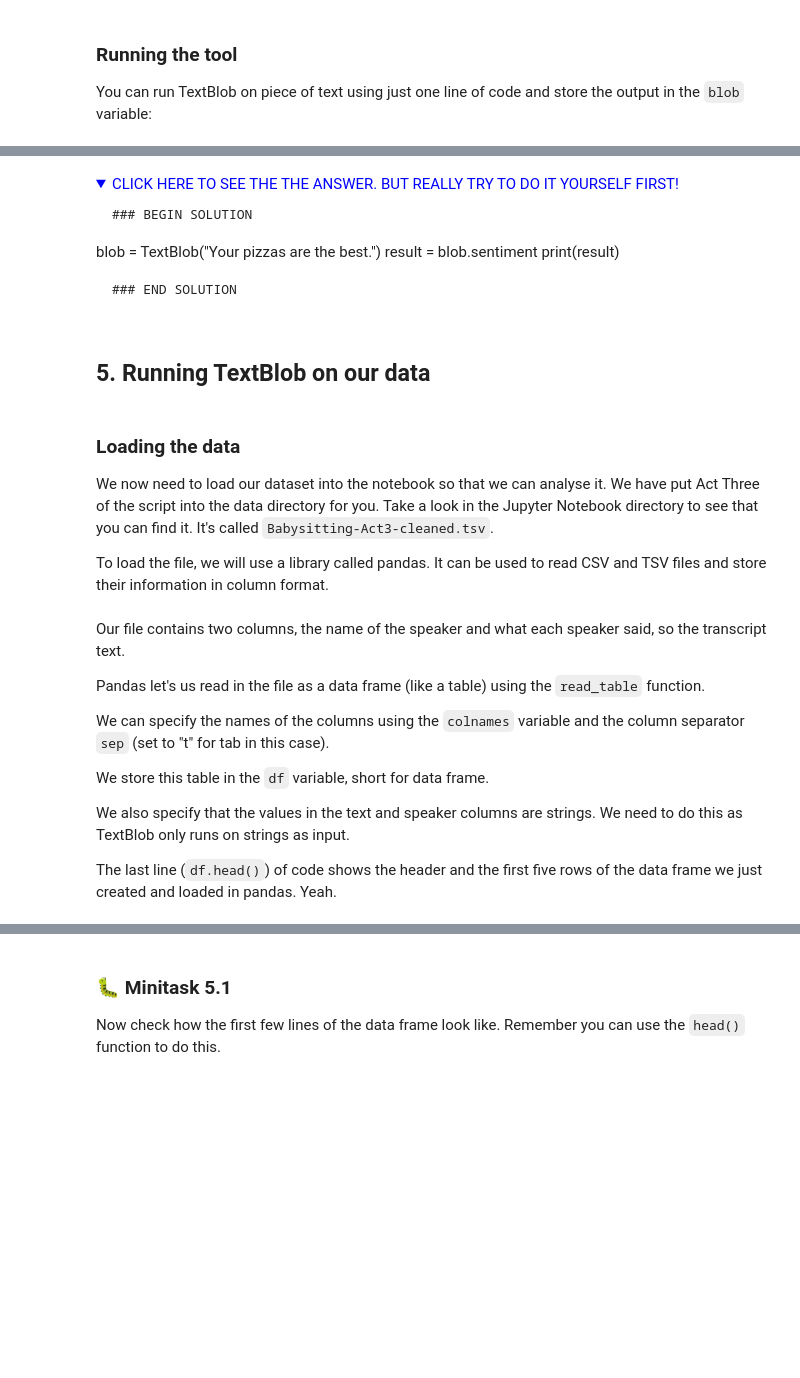
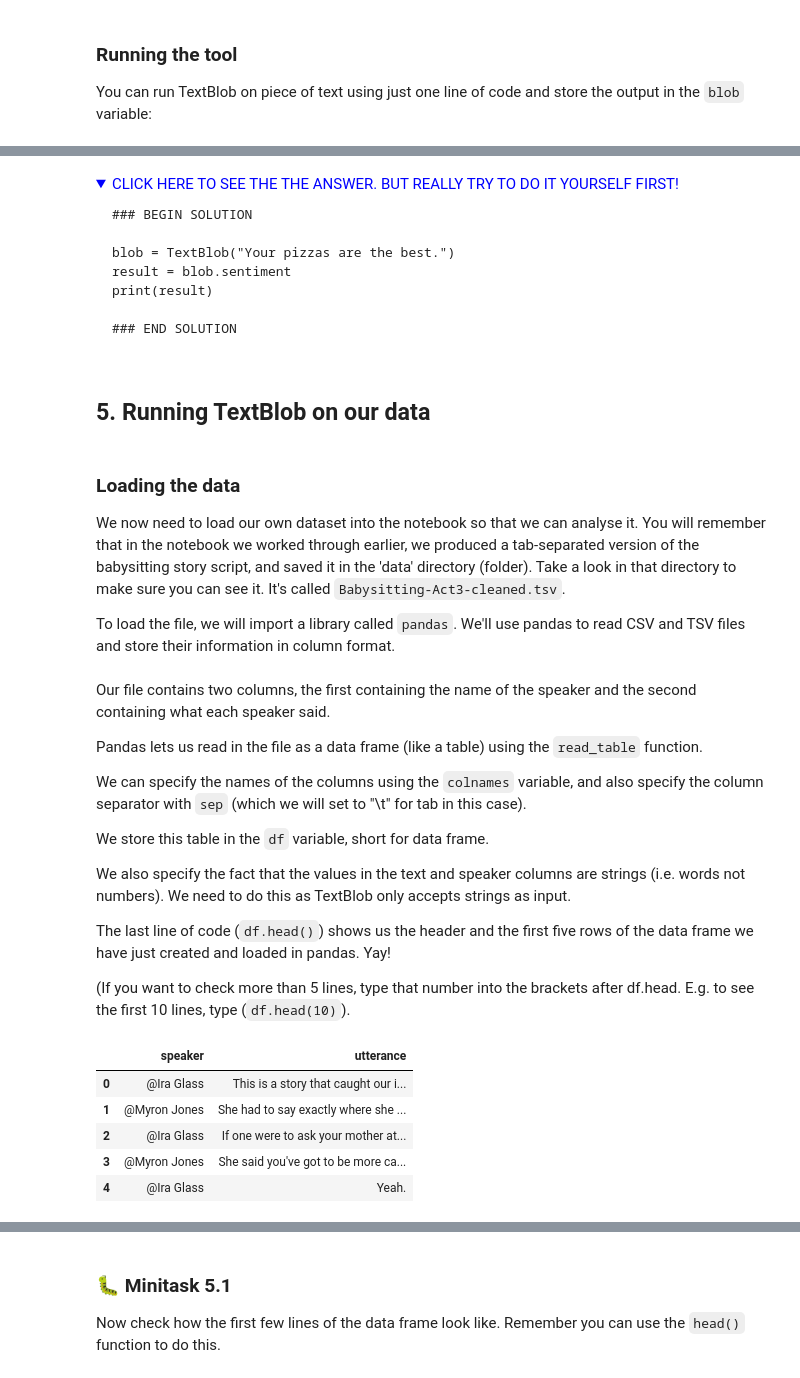
Before and after one commit to bea-alex/efi_narrative_and_computational_text_analysis, a Jupyter notebook: TEACHER/notebooks/Sentiment Analysis.ipynb, the cells around one changed output, grey strips where cells are left out. Drawn from its saved outputs; the diff is of its cells as text; code cells hidden in the pictures; folded sections open; blank space fills up the shorter version.

````diff
--- a/TEACHER/notebooks/Sentiment Analysis.ipynb
+++ b/TEACHER/notebooks/Sentiment Analysis.ipynb
@@ -88,9 +123,9 @@ Try out your own examples. Use the code from the previous code cell but replace
 
     ### BEGIN SOLUTION
 
-blob = TextBlob("Your pizzas are the best.")
-result = blob.sentiment
-print(result)
+    blob = TextBlob("Your pizzas are the best.")
+    result = blob.sentiment
+    print(result)
 
     ### END SOLUTION
 
@@ -100,28 +135,37 @@ print(result)
 # %% [markdown]
 ### Loading the data
 
-We now need to load our dataset into the notebook so that we can analyse it. We have put Act Three of the script into the data directory for you. Take a look in the Jupyter Notebook directory to see that you can find it. It's called ```Babysitting-Act3-cleaned.tsv```.
+We now need to load our own dataset into the notebook so that we can analyse it. You will remember that in the notebook we worked through earlier, we produced a tab-separated version of the babysitting story script, and saved it in the 'data' directory (folder). Take a look in that directory to make sure you can see it. It's called ```Babysitting-Act3-cleaned.tsv```.
 
-To load the file, we will use a library called pandas. It can be used to read CSV and TSV files and store their information in column format.
+To load the file, we will import a library called `pandas`. We'll use pandas to read CSV and TSV files and store their information in column format.
 # %%
 import pandas as pd
 # %% [markdown]
-Our file contains two columns, the name of the speaker and what each speaker said, so the transcript text.
+Our file contains two columns, the first containing the name of the speaker and the second containing what each speaker said.
 
-Pandas let's us read in the file as a data frame (like a table) using the ```read_table``` function.
+Pandas lets us read in the file as a data frame (like a table) using the ```read_table``` function.
 
-We can specify the names of the columns using the ```colnames``` variable and the column separator ```sep``` (set to "t" for tab in this case).
+We can specify the names of the columns using the ```colnames``` variable, and also specify the column separator with ```sep``` (which we will set to "\t" for tab in this case).
 
 We store this table in the ```df``` variable, short for data frame.
 
-We also specify that the values in the text and speaker columns are strings.  We need to do this as TextBlob only runs on strings as input.
+We also specify the fact that the values in the text and speaker columns are strings (i.e. words not numbers).  We need to do this as TextBlob only accepts strings as input.
 
-The last line (```df.head()```) of code shows the header and the first five rows of the data frame we just created and loaded in pandas. Yeah.
+The last line of code (```df.head()```) shows us the header and the first five rows of the data frame we have just created and loaded in pandas. Yay!
+
+(If you want to check more than 5 lines, type that number into the brackets after df.head. E.g. to see the first 10 lines, type (```df.head(10)```).
 # %%
 # Reading in the file as a table using pandas
-colnames=['speaker', 'text']
+colnames=['speaker', 'utterance']
 df = pd.read_table("./data/Babysitting-Act3-cleaned.tsv", sep="\t", names=colnames)
-df['text'] = df['text'].astype(str)
 df['speaker'] = df['speaker'].astype(str)
+df['utterance'] = df['utterance'].astype(str)
 df.head()
+# %% [output]
+|  | speaker | utterance |
+| 0 | @Ira Glass | This is a story that caught our i... |
+| 1 | @Myron Jones | She had to say exactly where she ... |
+| 2 | @Ira Glass | If one were to ask your mother at... |
+| 3 | @Myron Jones | She said you've got to be more ca... |
+| 4 | @Ira Glass | Yeah. |
 # %% [markdown]
````
Also changed, not shown: parts of 35 cells of this notebook.
